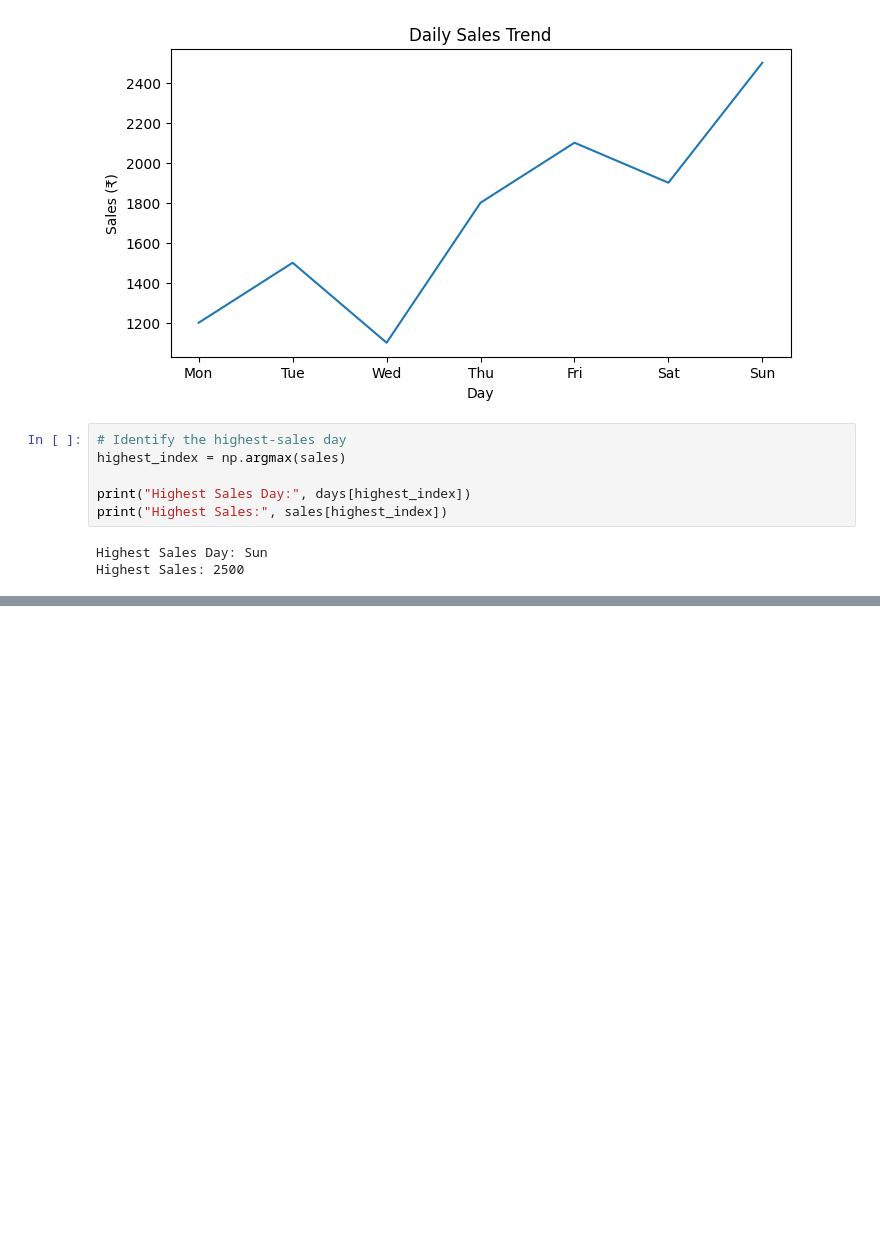
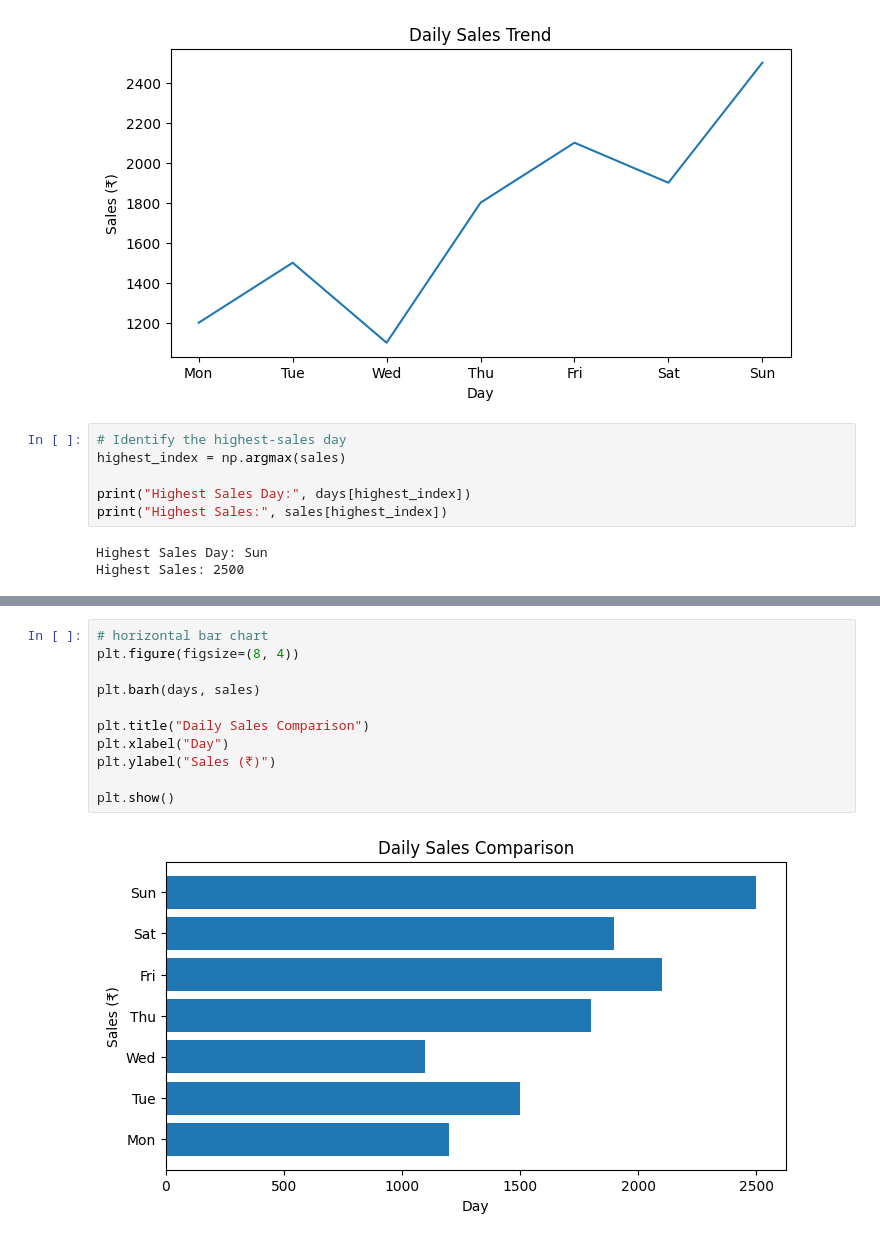
Before and after one commit to ivaibhavpawar1045/Python-Data-Analytics, a Jupyter notebook: 31_Matplotlib_Fundamentals_1/practice.ipynb, the cells around one changed output, grey strips where cells are left out. Cells and saved outputs as stored; diff of their text form; blank space fills up the shorter version.

```diff
--- a/31_Matplotlib_Fundamentals_1/practice.ipynb
+++ b/31_Matplotlib_Fundamentals_1/practice.ipynb
@@ -38,0 +62,13 @@ Highest Sales: 2500
+# %%
+# horizontal bar chart
+plt.figure(figsize=(8, 4))
+
+plt.barh(days, sales)
+
+plt.title("Daily Sales Comparison")
+plt.xlabel("Day")
+plt.ylabel("Sales (₹)")
+
+plt.show()
+# %% [output]
+[figure, added]
```
Also changed, not shown: parts of 5 cells of this notebook.
